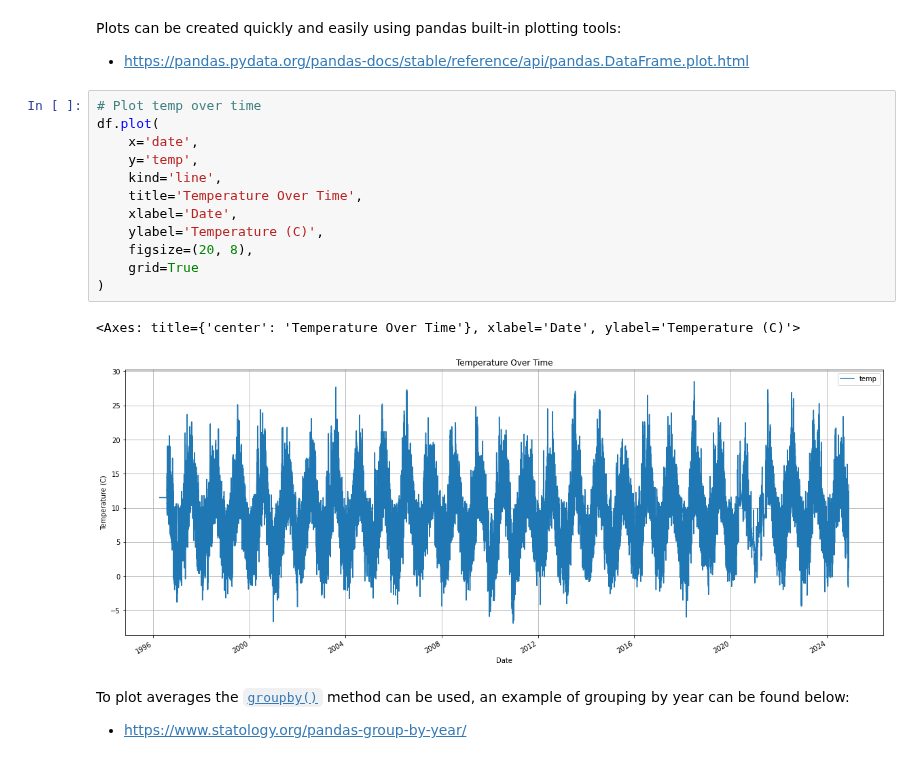
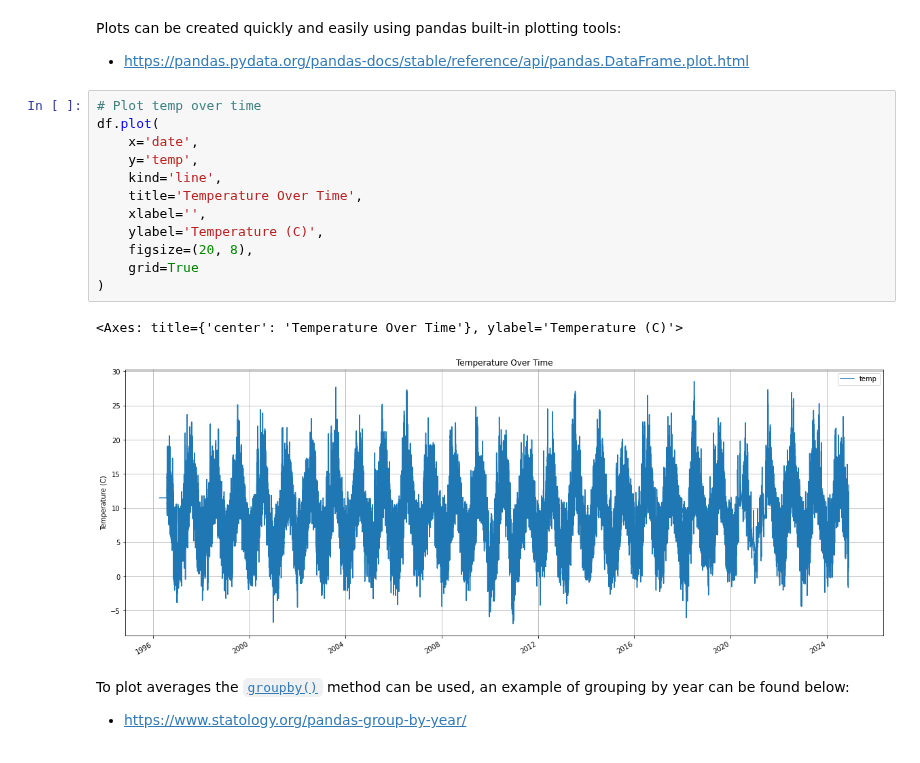
Before and after one commit to holmstead/PFDA, a Jupyter notebook: assignments/assignment_6_Weather.ipynb, the cells around one changed output. Saved outputs shown, nothing was run; the diff lists cells and outputs as text.

```diff
--- a/assignments/assignment_6_Weather.ipynb
+++ b/assignments/assignment_6_Weather.ipynb
@@ -207,18 +207,18 @@ Plots can be created quickly and easily using pandas built-in plotting tools:
 # %%
 # Plot temp over time
 df.plot(
     x='date',
     y='temp',
     kind='line',
     title='Temperature Over Time',
-    xlabel='Date',
+    xlabel='',
     ylabel='Temperature (C)',
     figsize=(20, 8),
     grid=True
 )
 # %% [output]
-<Axes: title={'center': 'Temperature Over Time'}, xlabel='Date', ylabel='Temperature (C)'>
+<Axes: title={'center': 'Temperature Over Time'}, ylabel='Temperature (C)'>
-[figure, old version]
+[figure, new version]
 # %% [markdown]
 To plot averages the [`groupby()`](https://pandas.pydata.org/pandas-docs/stable/reference/api/pandas.DataFrame.groupby.html
 ) method can be used, an example of grouping by year can be found below:
```
Also changed, not shown: parts of 6 cells of this notebook.
